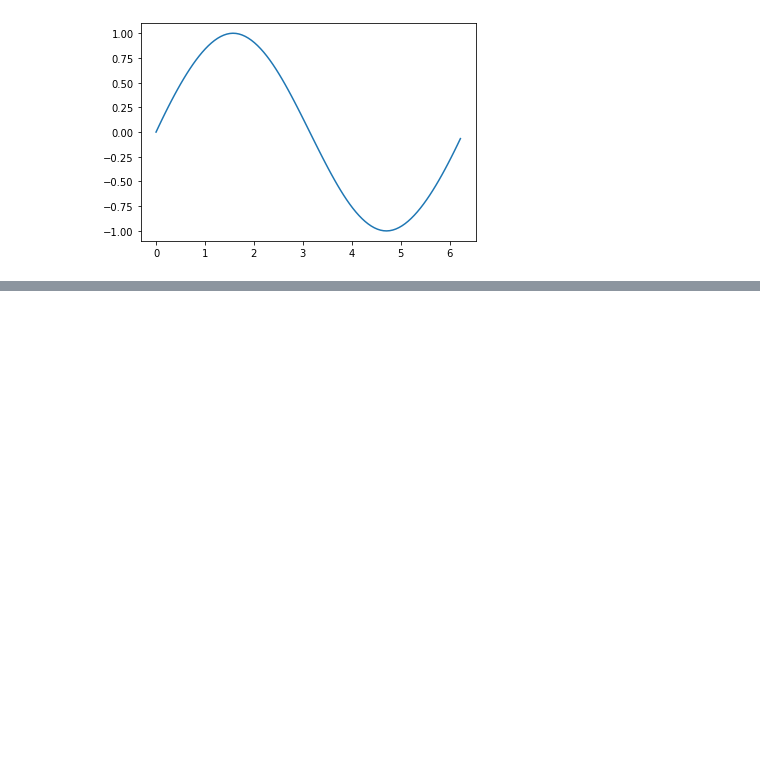
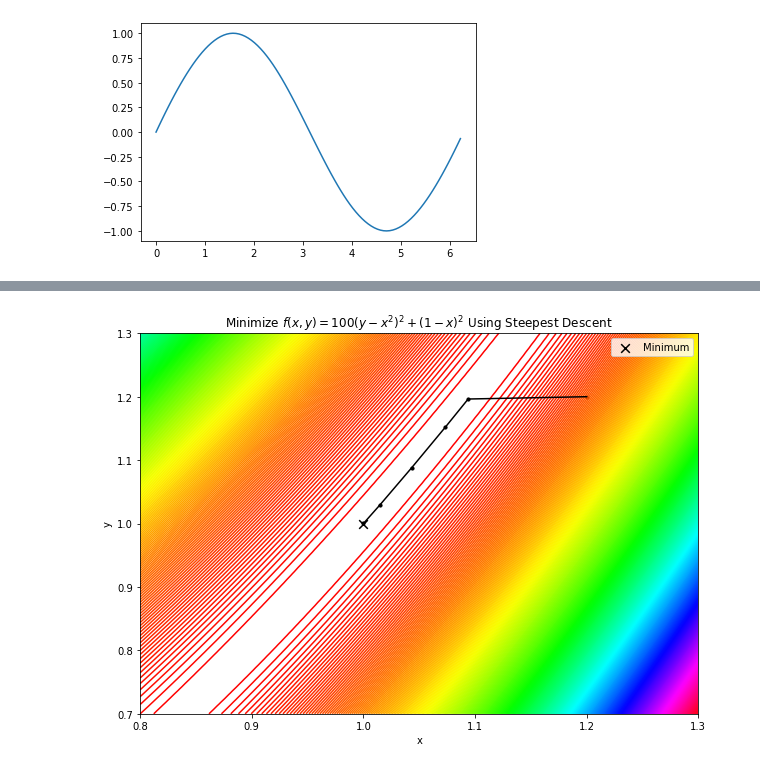
Before and after one commit to wpmcgrath95/MATH-693A-Advanced-Numerical-Methods, a Jupyter notebook: python/homework2.ipynb, the cells around one changed output, grey strips where cells are left out. Saved outputs shown, nothing was run; the diff lists cells and outputs as text; code cells hidden in the pictures; blank space fills up the shorter version.

```diff
--- a/python/homework2.ipynb
+++ b/python/homework2.ipynb
@@ -95,0 +291,4 @@ def strong_wolfe_conditions(objective_func, xbar_trans, alpha, pbar_k):
+# %%
+sd_df = steepest_descent([1.2, 1.2], objective_func, gradient, 10**-8)
+sd_xbar_list = sd_df['xbar'].to_list()
+sd_df.head()
@@ -95,0 +316,41 @@ def strong_wolfe_conditions(objective_func, xbar_trans, alpha, pbar_k):
+# %%
+def contourplot(objective_func, x_range, y_range, title, ncontours=500):
+    xmin = x_range[0]
+    xmax = x_range[1]
+    ymin = y_range[0]
+    ymax = y_range[1]
+
+    # range of x and y
+    x = np.linspace(xmin, xmax, 100)
+    y = np.linspace(ymin, ymax, 100)
+    X, Y = np.meshgrid(x,y)
+    xbar = [X,Y]
+    Z = objective_func(xbar)
+
+    plt.figure(figsize=(10, 7))
+    plt.contour(X, Y, Z, ncontours, cmap = 'hsv'); # plot the contours
+    plt.scatter(1, 1, marker="x", s=75, color="black", label = 'Minimum');  # mark the minimum
+    plt.legend(loc=0)
+    plt.title("Minimize $f(x,y)=100(y-x^2)^2 + (1-x)^2$ Using %s"%title);
+    plt.xlabel('x')
+    plt.ylabel('y')
+# %%
+# plot objective function
+contourplot(objective_func, [0.8, 1.3], [0.7, 1.3], "Steepest Descent")
+
+# plot random iterations
+pt1 = sd_xbar_list[0]
+pt2 = sd_xbar_list[300]
+pt3 = sd_xbar_list[700]
+pt4 = sd_xbar_list[1500]
+pt5 = sd_xbar_list[3000]
+pt6 = sd_xbar_list[-1]
+all_pts = [pt1, pt2, pt3, pt4, pt5, pt6]
+
+for pt in all_pts:
+    plt.scatter(pt[0], pt[1], marker='o', s=10, color='black');
+
+for i in range(1, len(all_pts)):
+    plt.plot((all_pts[i-1][0], all_pts[i][0]), (all_pts[i-1][1], all_pts[i][1]), color='black');
+# %% [output]
+[figure, added]
```
Also changed, not shown: parts of 27 cells of this notebook.
